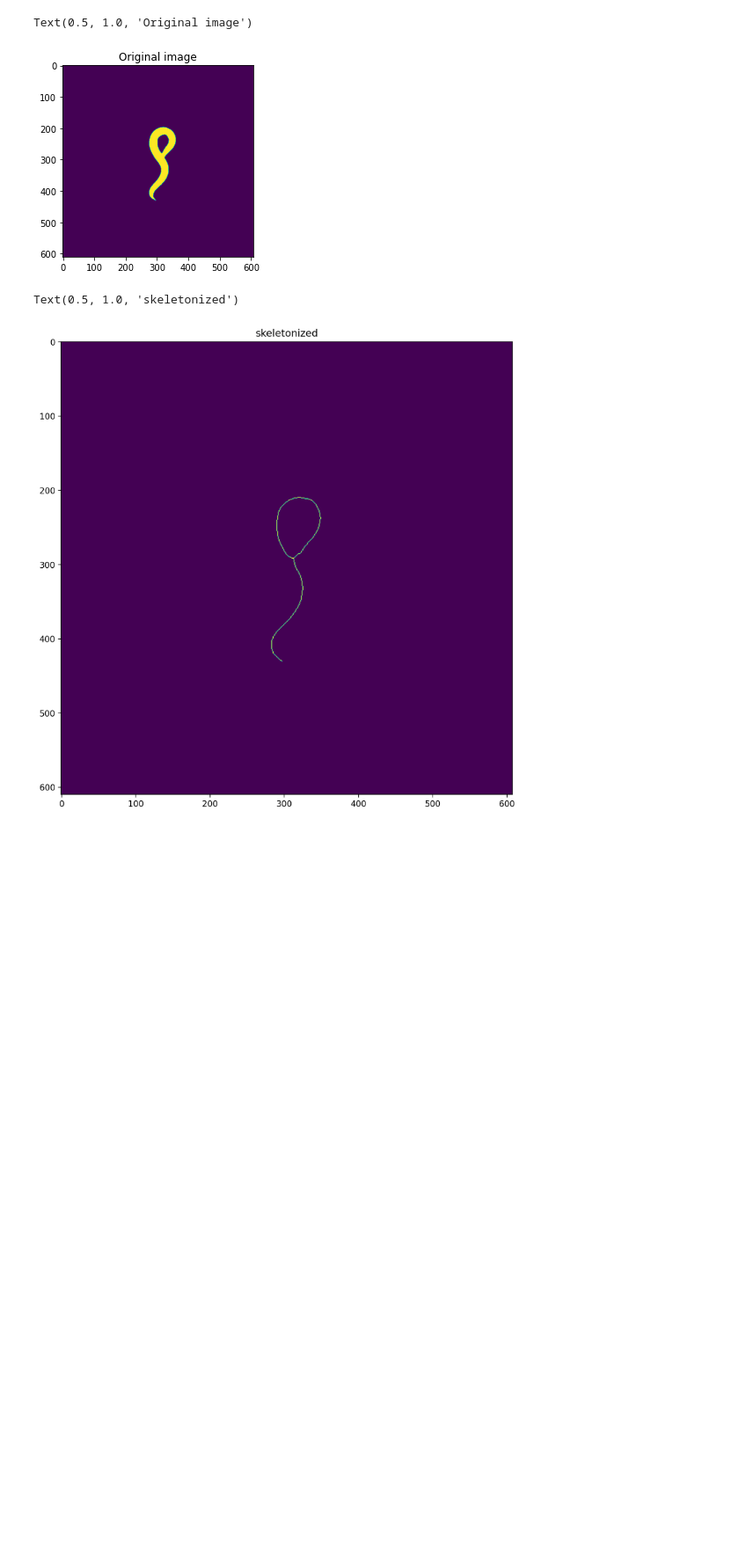
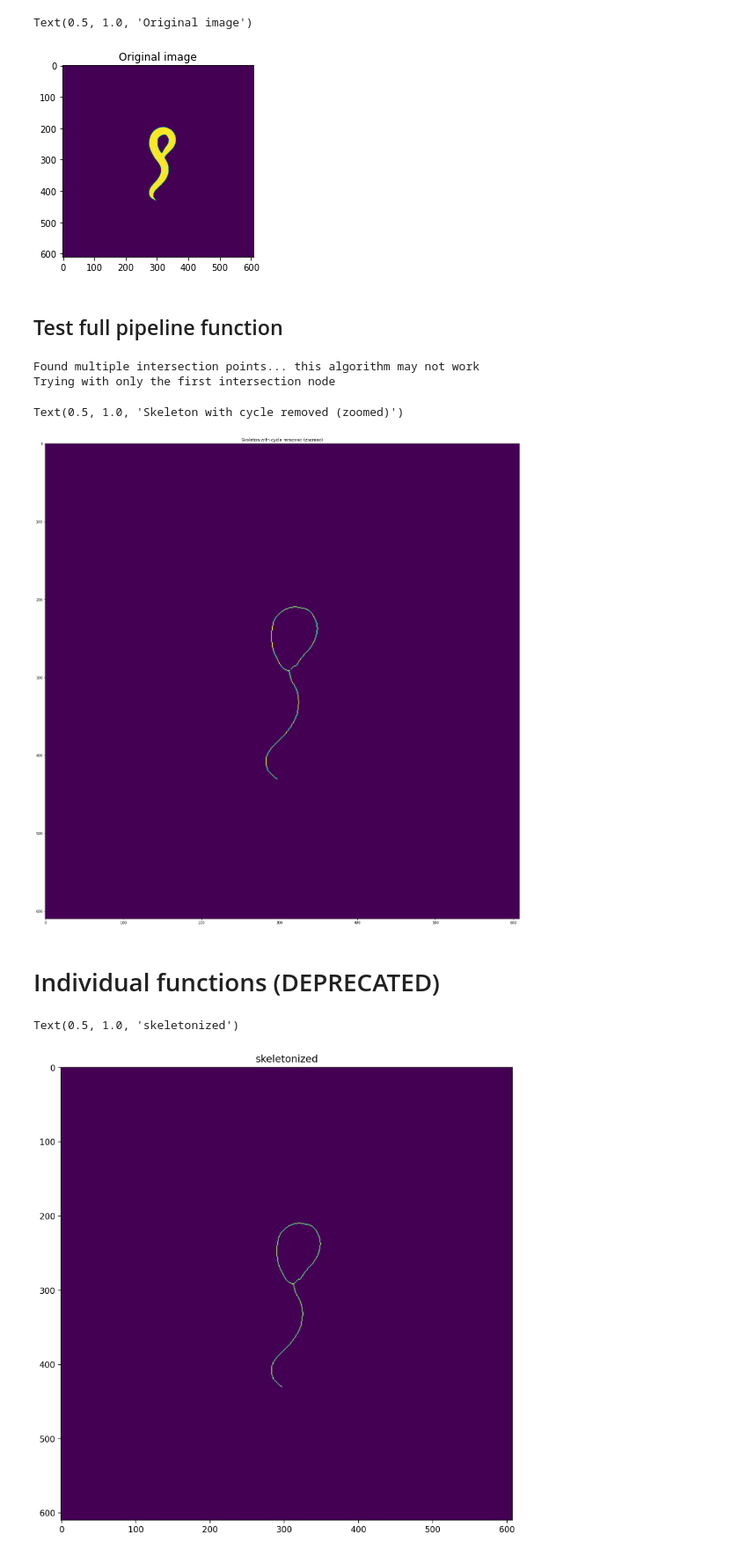
Before and after one commit to Charles-Fieseler-Vienna/remove_cycle_from_skeleton, a Jupyter notebook: skeletonization_tests.ipynb, the cells around one changed output. Shown: that part at 88% size. Drawn from its saved outputs; the diff is of its cells as text; code cells hidden in the pictures; blank space fills up the shorter version.

Commit message:
Promote the full pipeline to the front of the notebook; works with the more difficult skeleton now

```diff
--- a/skeletonization_tests.ipynb
+++ b/skeletonization_tests.ipynb
@@ -20,4 +20,25 @@ plt.title('Original image')
 # %% [output]
 Text(0.5, 1.0, 'Original image')
 [figure]
+# %% [markdown]
+## Test full pipeline function
+# %%
+from remove_cycle_from_skeleton import skeletonize_and_remove_cycle
+# Find the nodes for head and tail starting from pixel annotation
+head_ij = np.array((310, 300))
+tail_ij = np.array((265, 405))
+final_img = skeletonize_and_remove_cycle(img, head_ij, tail_ij, True)
+# %% [output]
+Found multiple intersection points... this algorithm may not work
+Trying with only the first intersection node
+# %%
+%matplotlib inline
+plt.figure(figsize=(45,25))
+plt.imshow(final_img)
+plt.title("Skeleton with cycle removed (zoomed)")
+# %% [output]
+Text(0.5, 1.0, 'Skeleton with cycle removed (zoomed)')
+[figure, added]
+# %% [markdown]
+# Individual functions (DEPRECATED)
 # %%
```
Also changed, not shown: parts of 9 cells of this notebook.
